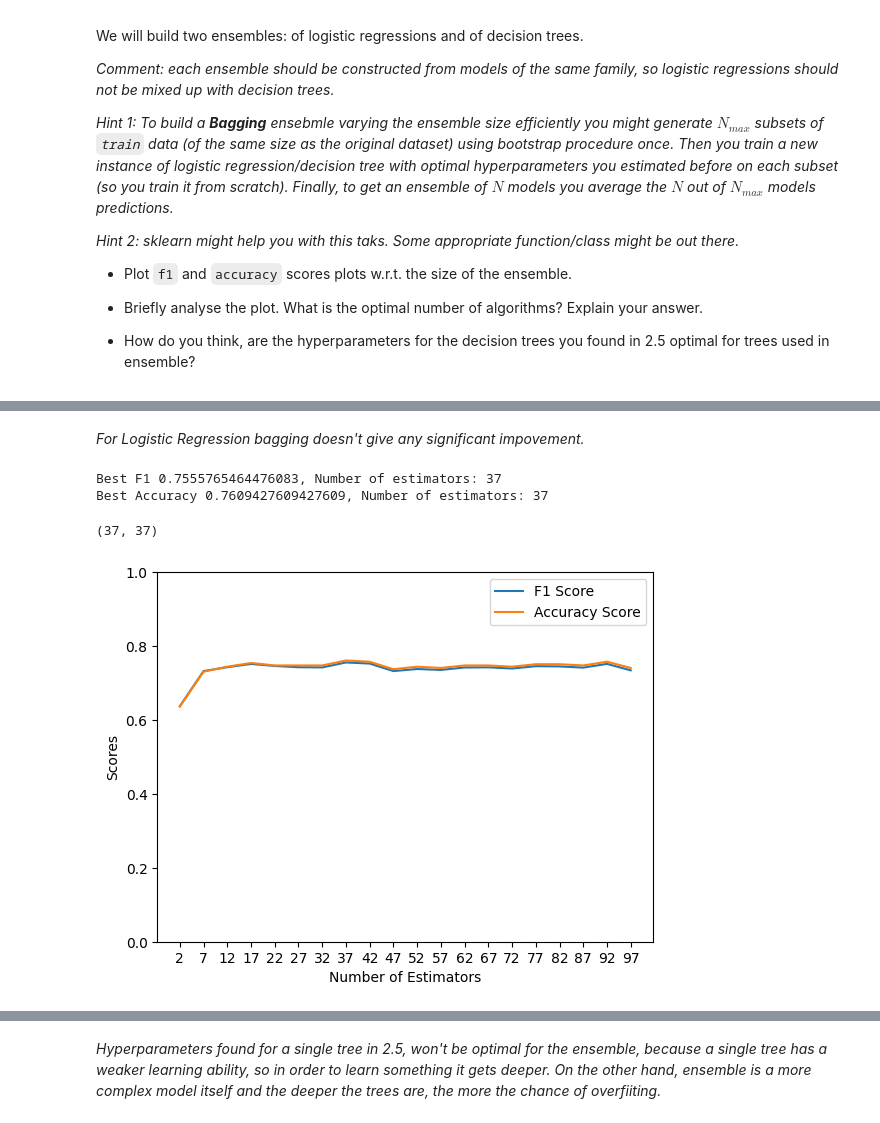
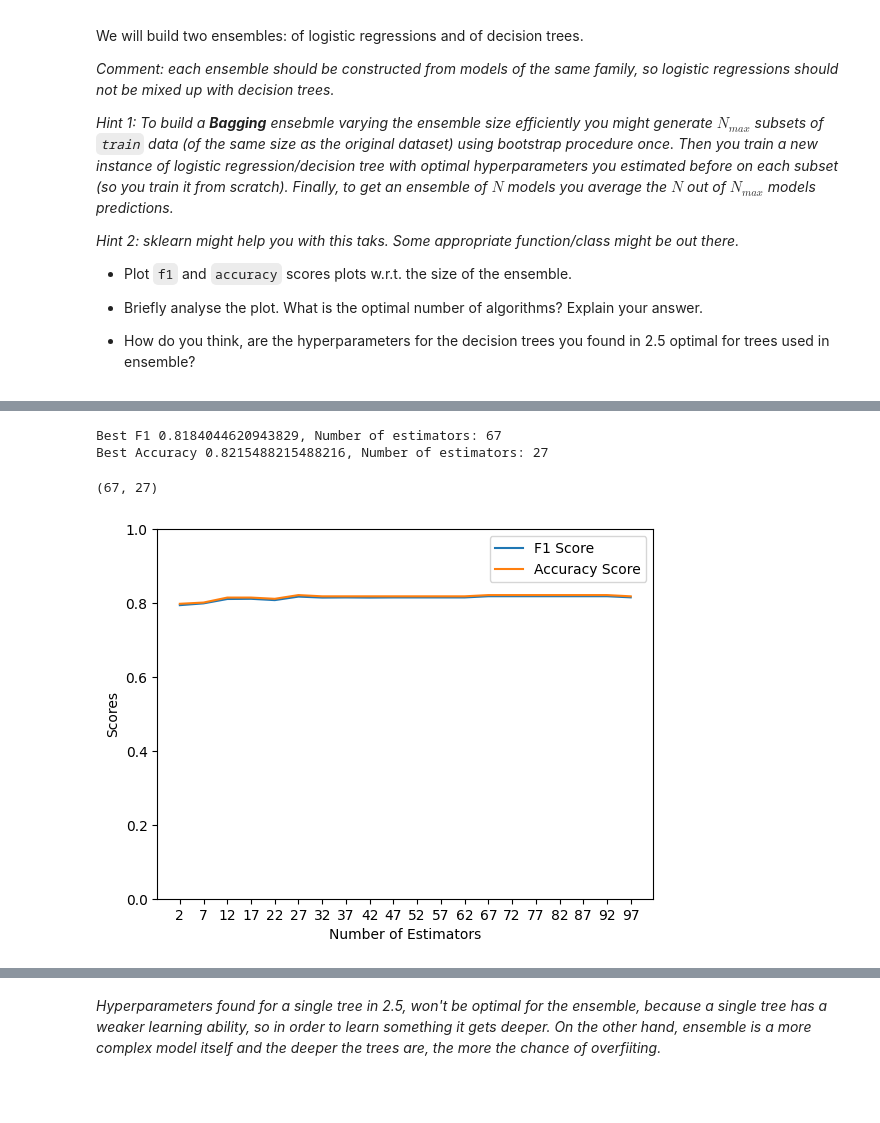
Before and after one commit to LizaAvsyannik/MADE_ML_2022, a Jupyter notebook: homeworks/lab01_ml_pipeline/Lab1_part2_ml_pipeline.ipynb, the cells around one changed output, grey strips where cells are left out. Drawn from its saved outputs; the diff is of its cells as text; code cells hidden in the pictures; blank space fills up the shorter version.

```diff
--- a/homeworks/lab01_ml_pipeline/Lab1_part2_ml_pipeline.ipynb
+++ b/homeworks/lab01_ml_pipeline/Lab1_part2_ml_pipeline.ipynb
@@ -22,8 +25,7 @@ Today we work with the [dataset](https://archive.ics.uci.edu/ml/datasets/Statlog
 import pandas as pd
 import numpy as np
 from sklearn.model_selection import train_test_split
-
-RANDOM_STATE = 42
+from utils import RANDOM_STATE
 
 dataset = pd.read_csv('car_data.csv', delimiter=',', header=None).values
 data = dataset[:, :-1].astype(int)
@@ -289,6 +282,9 @@ We will build two ensembles: of logistic regressions and of decision trees.
 * How do you think, are the hyperparameters for the decision trees you found in 2.5 optimal for trees used in ensemble?
 # %%
 # YOUR CODE HERE
-from sklearn.ensemble import BaggingClassifier
+from bagging_classifier import CustomBaggingClassifier
 from sklearn.base import clone
-from tqdm import tqdm
+
+N_MIN = 2
+N_MAX = 100
+STEP = 5
@@ -340,9 +291,11 @@ Best Accuracy 0.8316498316498316, Number of estimators: 17
-# %% [markdown]
-_For Logistic Regression bagging doesn't give any significant impovement._
-# %%
-explore_ensemble_size(BaggingClassifier, clone(tree_gscv.best_estimator_['model']))
-# %% [output]
-Best F1 0.7555765464476083, Number of estimators: 37
-Best Accuracy 0.7609427609427609, Number of estimators: 37
-(37, 37)
-[figure, removed]
+# %%
+bagging_clf_logreg = CustomBaggingClassifier(base_estimator=clone(logreg_gscv.best_estimator_['model']),
+                                             n_max_estimators=N_MAX, X=X_train_pca, y=y_train)
+bagging_clf_logreg.fit()
+bagging_clf_logreg.explore_ensemble_size(X=X_test_pca, y_true=y_test,
+                                         n_min=N_MIN, n_max=N_MAX, step=STEP)
+# %% [output]
+Best F1 0.8184044620943829, Number of estimators: 67
+Best Accuracy 0.8215488215488216, Number of estimators: 27
+(67, 27)
+[figure, added]
```
Also changed, not shown: parts of 12 cells of this notebook, 2 other files.
